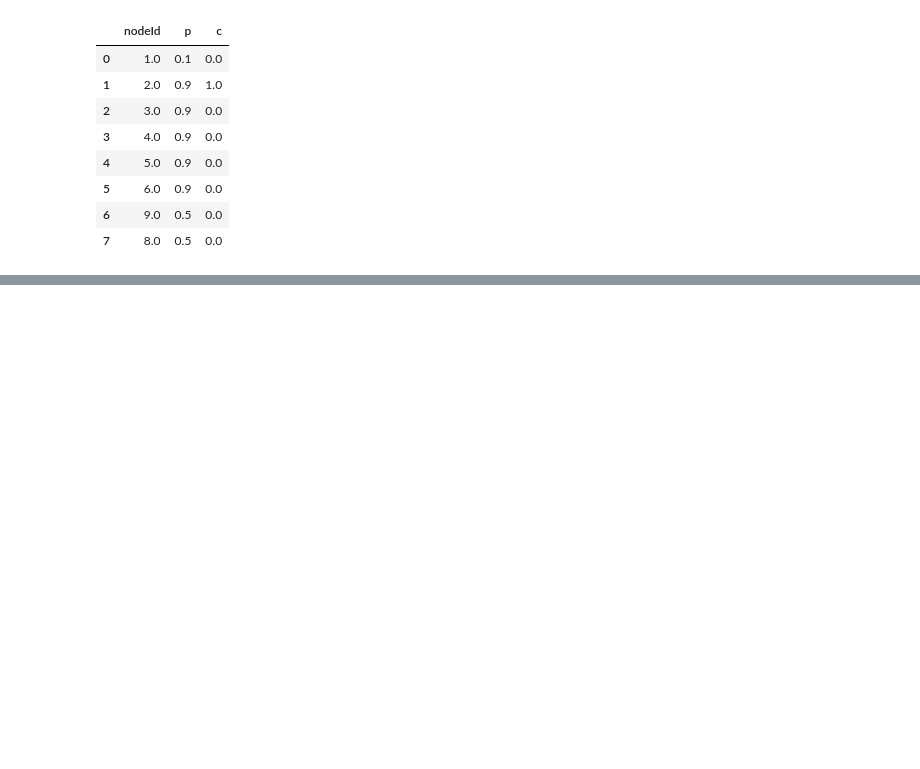
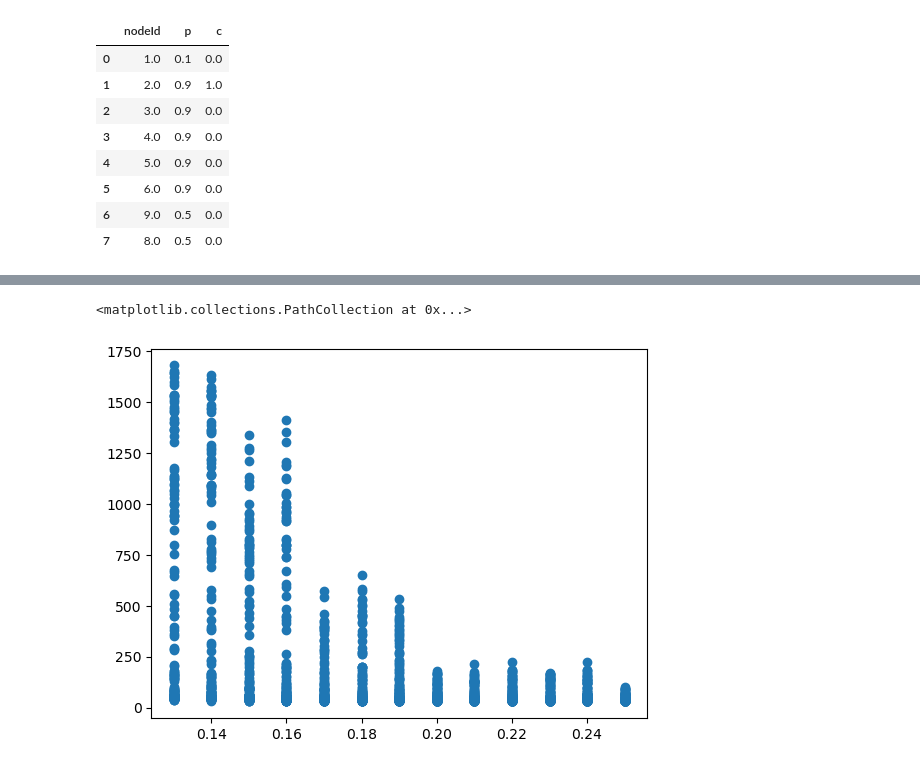
Before and after one commit to dermitdemk/watts_cascades_in_networks, a Jupyter notebook: main.ipynb, the cells around one changed output, grey strips where cells are left out. Cells and saved outputs as stored; diff of their text form; code cells hidden in the pictures; blank space fills up the shorter version.

```diff
--- a/main.ipynb
+++ b/main.ipynb
@@ -232,0 +288,5 @@ checking chascade
+# %%
+plt.scatter(data['p'],data['size_of_cascade'])
+# %% [output]
+<matplotlib.collections.PathCollection at 0x...>
+[figure, added]
```
Also changed, not shown: parts of 8 cells of this notebook.
